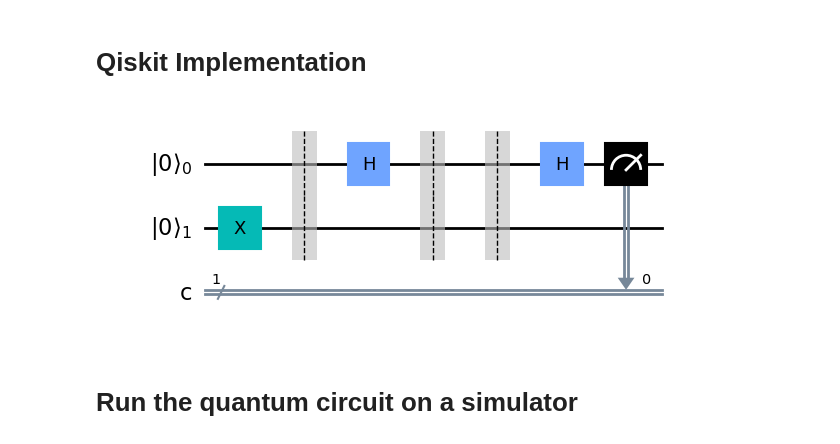
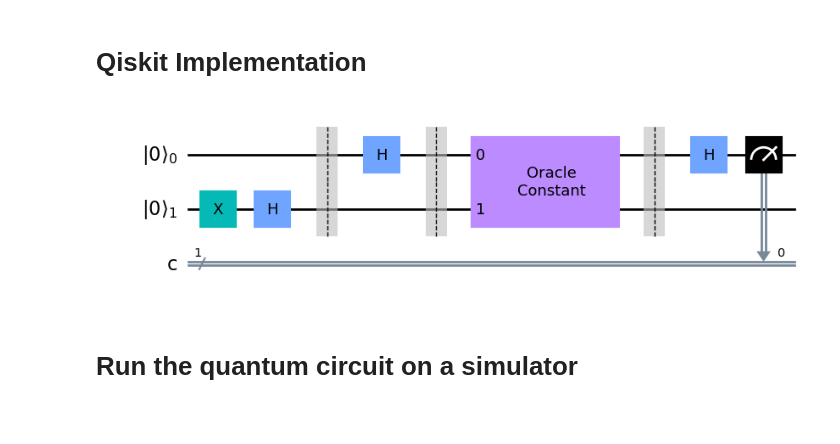
Before and after one commit to LeanderReascos/QC_Yachay, a Jupyter notebook: Notebooks/Day1.ipynb, the cells around one changed output. Cells and saved outputs as stored; diff of their text form; code cells hidden in the pictures.

```diff
--- a/Notebooks/Day1.ipynb
+++ b/Notebooks/Day1.ipynb
@@ -43,40 +43,53 @@ def count_to_prob(counts):
     return probs
 # %% [markdown]
 # Qiskit Implementation
+# %%
+def Oracle(balanced=True):
+    qc = QuantumCircuit(2)
+    value = np.random.randint(low=0,high=2)
+    if balanced:
+        qc.cx(0,1)
+    if value:
+        qc.x(1)
+    oracle_gate = qc.to_gate()
+    oracle_gate.name = f'Oracle\nBalanced' if balanced else f'Oracle\nConstant'
+    return oracle_gate
 # %%
 n_qubits = 1    # Number of qubits
 n_ancillas = 1  # Number of ancilla qubits
 
 # Create a quantum circuit on n_qubits and n_ancillas qubits
 
 qr = QuantumRegister(n_qubits + n_ancillas, r'|0\rangle')
 cr = ClassicalRegister(n_qubits, 'c')
 qc = QuantumCircuit(qr, cr)
 
 q_ancillas = qr[n_qubits:]
 q_qubits = qr[:n_qubits]
 
 # Initialize the ancilla qubit in the |-⟩ state
 qc.x(q_ancillas)
+qc.h(q_ancillas)
 qc.barrier()
 
 # Apply the Hadamard gate to the qubits
 qc.h(q_qubits)
 qc.barrier()
 
 # Apply the Oracle
+qc.append(Oracle(balanced=False), qr)
 
 qc.barrier()
 # Apply the Hadamard gate to the qubits
 qc.h(q_qubits)
 
 # Measure the qubits
 qc.measure(q_qubits, cr)
 
 # Draw the circuit
 qc.draw(output='mpl')
 # %% [output]
-[figure, old version]
+[figure, new version]
 # %% [markdown]
 # Run the quantum circuit on a simulator
 # %%
```
Also changed, not shown: 1 other file.
